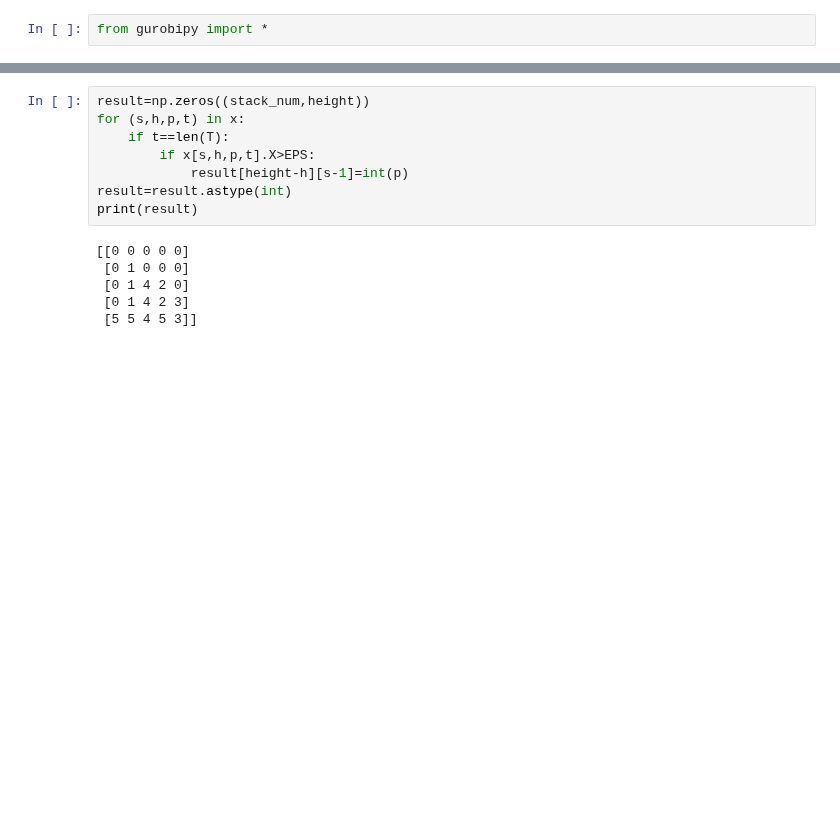
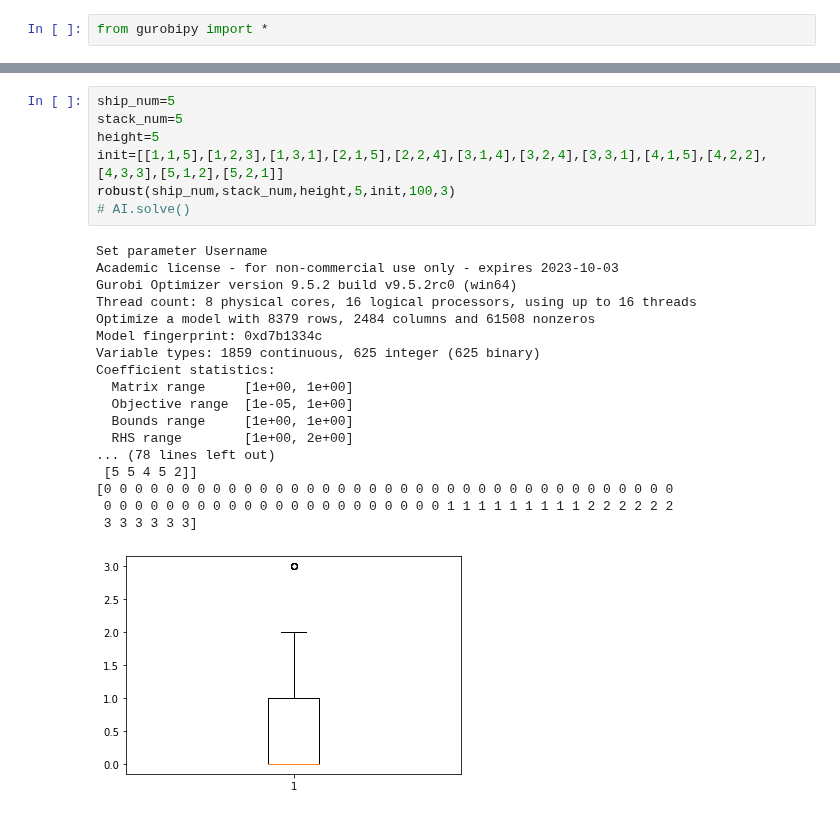
Before and after one commit to ikumadaiki/CPMP, a Jupyter notebook: ips6.ipynb, the cells around one changed output, grey strips where cells are left out. Drawn from its saved outputs; the diff is of its cells as text; blank space fills up the shorter version.

```diff
--- a/ips6.ipynb
+++ b/ips6.ipynb
@@ -283,14 +430,26 @@ VaR= 0.0
-# %%
-result=np.zeros((stack_num,height))
-for (s,h,p,t) in x:
-    if t==len(T):
-        if x[s,h,p,t].X>EPS:
-            result[height-h][s-1]=int(p)
-result=result.astype(int)
-print(result)
-# %% [output]
-[[0 0 0 0 0]
- [0 1 0 0 0]
- [0 1 4 2 0]
- [0 1 4 2 3]
- [5 5 4 5 3]]
+# %%
+ship_num=5
+stack_num=5
+height=5
+init=[[1,1,5],[1,2,3],[1,3,1],[2,1,5],[2,2,4],[3,1,4],[3,2,4],[3,3,1],[4,1,5],[4,2,2],[4,3,3],[5,1,2],[5,2,1]]
+robust(ship_num,stack_num,height,5,init,100,3)
+# AI.solve()
+# %% [output]
+Set parameter Username
+Academic license - for non-commercial use only - expires 2023-10-03
+Gurobi Optimizer version 9.5.2 build v9.5.2rc0 (win64)
+Thread count: 8 physical cores, 16 logical processors, using up to 16 threads
+Optimize a model with 8379 rows, 2484 columns and 61508 nonzeros
+Model fingerprint: 0xd7b1334c
+Variable types: 1859 continuous, 625 integer (625 binary)
+Coefficient statistics:
+  Matrix range     [1e+00, 1e+00]
+  Objective range  [1e-05, 1e+00]
+  Bounds range     [1e+00, 1e+00]
+  RHS range        [1e+00, 2e+00]
+... (78 lines left out)
+ [5 5 4 5 2]]
+[0 0 0 0 0 0 0 0 0 0 0 0 0 0 0 0 0 0 0 0 0 0 0 0 0 0 0 0 0 0 0 0 0 0 0 0 0
+ 0 0 0 0 0 0 0 0 0 0 0 0 0 0 0 0 0 0 0 0 0 0 1 1 1 1 1 1 1 1 1 2 2 2 2 2 2
+ 3 3 3 3 3 3]
+[figure, added]
```
Also changed, not shown: parts of 8 cells of this notebook, 1 other file.
